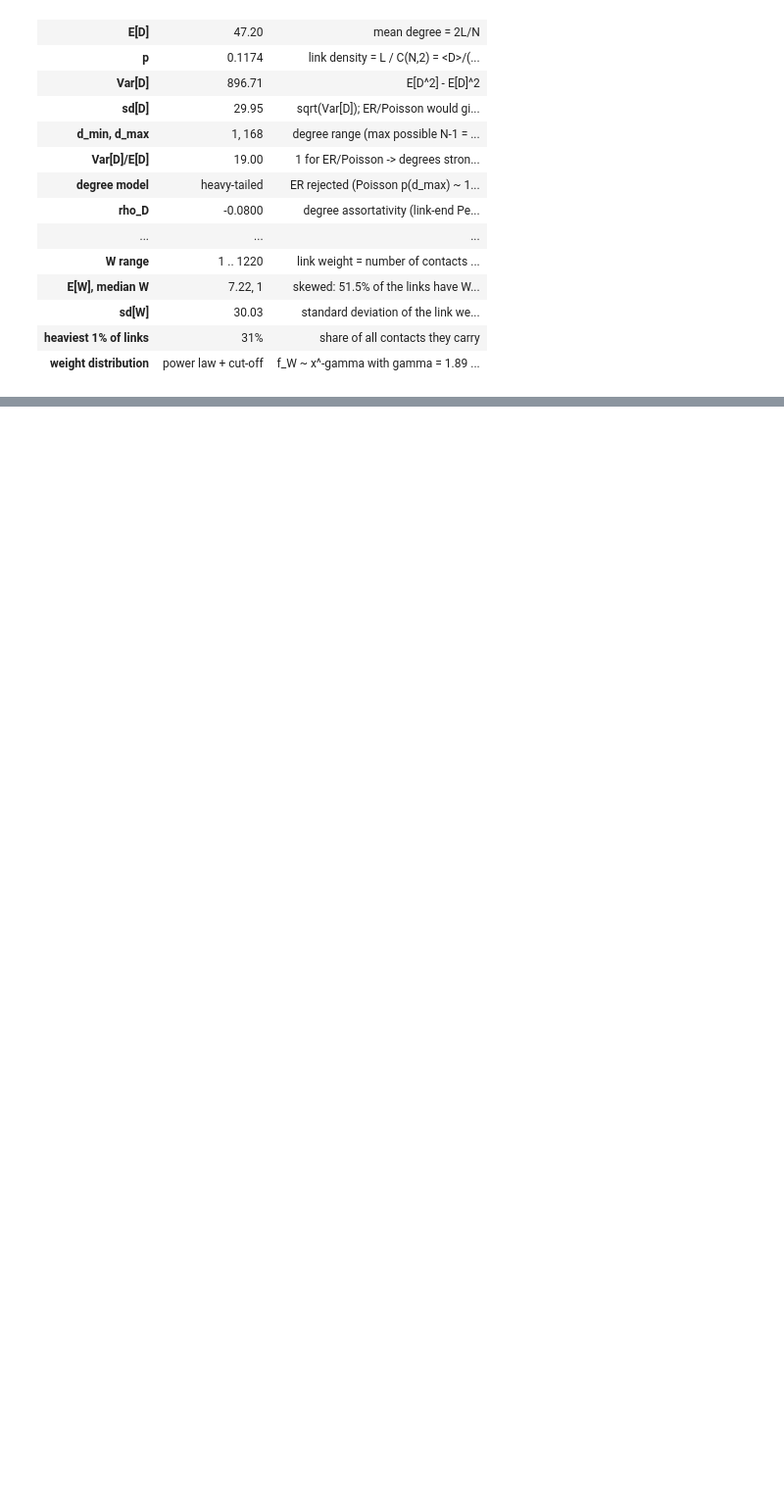
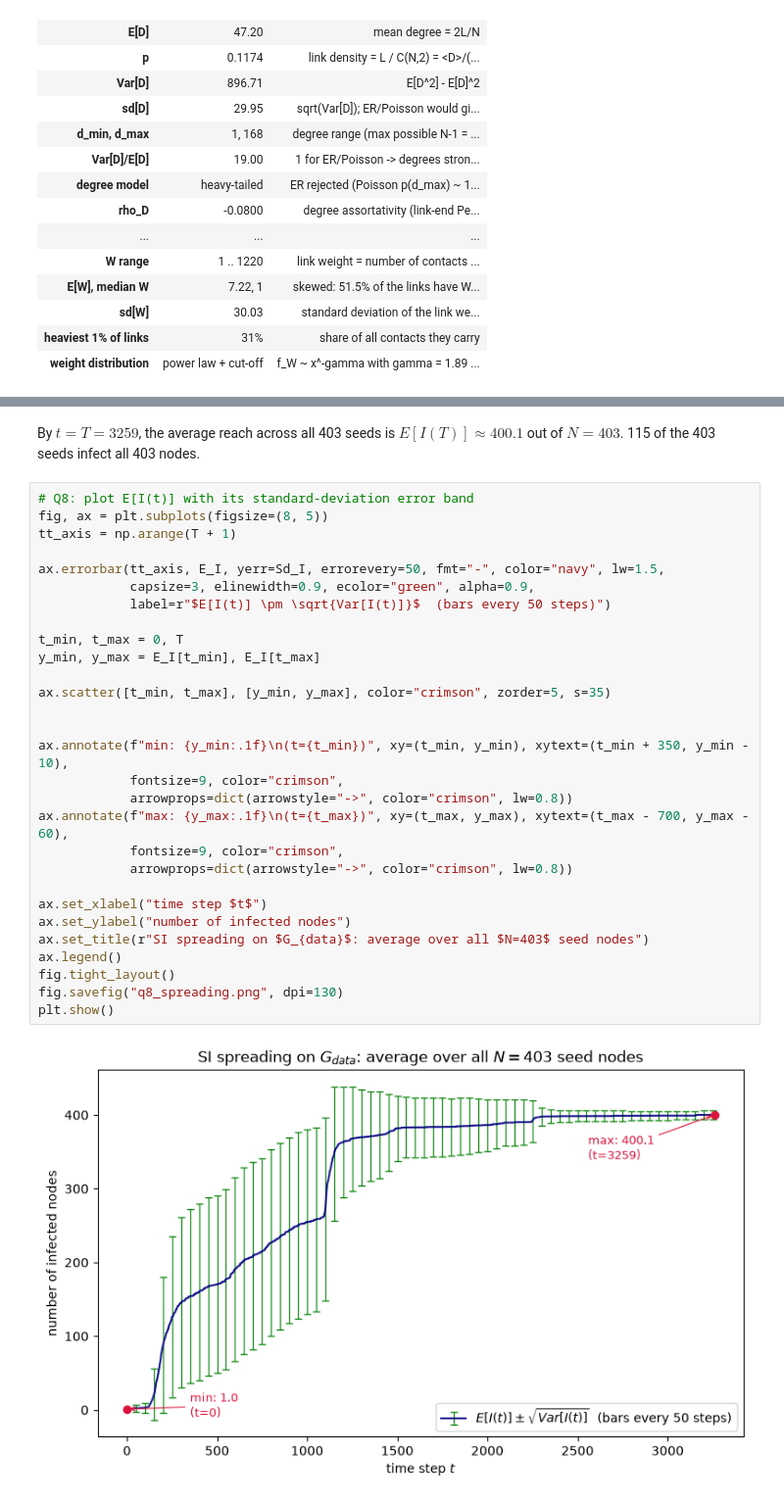
Before and after one commit to andrei00001111/ComplexAss, a Jupyter notebook: assignment.ipynb, the cells around one changed output, grey strips where cells are left out. Shown at 98% size. Saved outputs shown, nothing was run; the diff lists cells and outputs as text; blank space fills up the shorter version.

```diff
--- a/assignment.ipynb
+++ b/assignment.ipynb
@@ -979,0 +1070,33 @@ with pd.option_context("display.max_colwidth", None):
+# %% [markdown]
+By $t=T=3259$, the average reach across all 403 seeds is $E[I(T)] \approx 400.1$ out of $N=403$. 115 of the 403 seeds infect all 403 nodes.
+# %%
+# Q8: plot E[I(t)] with its standard-deviation error band
+fig, ax = plt.subplots(figsize=(8, 5))
+tt_axis = np.arange(T + 1)
+
+ax.errorbar(tt_axis, E_I, yerr=Sd_I, errorevery=50, fmt="-", color="navy", lw=1.5,
+            capsize=3, elinewidth=0.9, ecolor="green", alpha=0.9,
+            label=r"$E[I(t)] \pm \sqrt{Var[I(t)]}$  (bars every 50 steps)")
+
+t_min, t_max = 0, T
+y_min, y_max = E_I[t_min], E_I[t_max]
+
+ax.scatter([t_min, t_max], [y_min, y_max], color="crimson", zorder=5, s=35)
+
+
+ax.annotate(f"min: {y_min:.1f}\n(t={t_min})", xy=(t_min, y_min), xytext=(t_min + 350, y_min - 10),
+            fontsize=9, color="crimson",
+            arrowprops=dict(arrowstyle="->", color="crimson", lw=0.8))
+ax.annotate(f"max: {y_max:.1f}\n(t={t_max})", xy=(t_max, y_max), xytext=(t_max - 700, y_max - 60),
+            fontsize=9, color="crimson",
+            arrowprops=dict(arrowstyle="->", color="crimson", lw=0.8))
+
+ax.set_xlabel("time step $t$")
+ax.set_ylabel("number of infected nodes")
+ax.set_title(r"SI spreading on $G_{data}$: average over all $N=403$ seed nodes")
+ax.legend()
+fig.tight_layout()
+fig.savefig("q8_spreading.png", dpi=130)
+plt.show()
+# %% [output]
+[figure, added]
```
Also changed, not shown: parts of 19 cells of this notebook.
